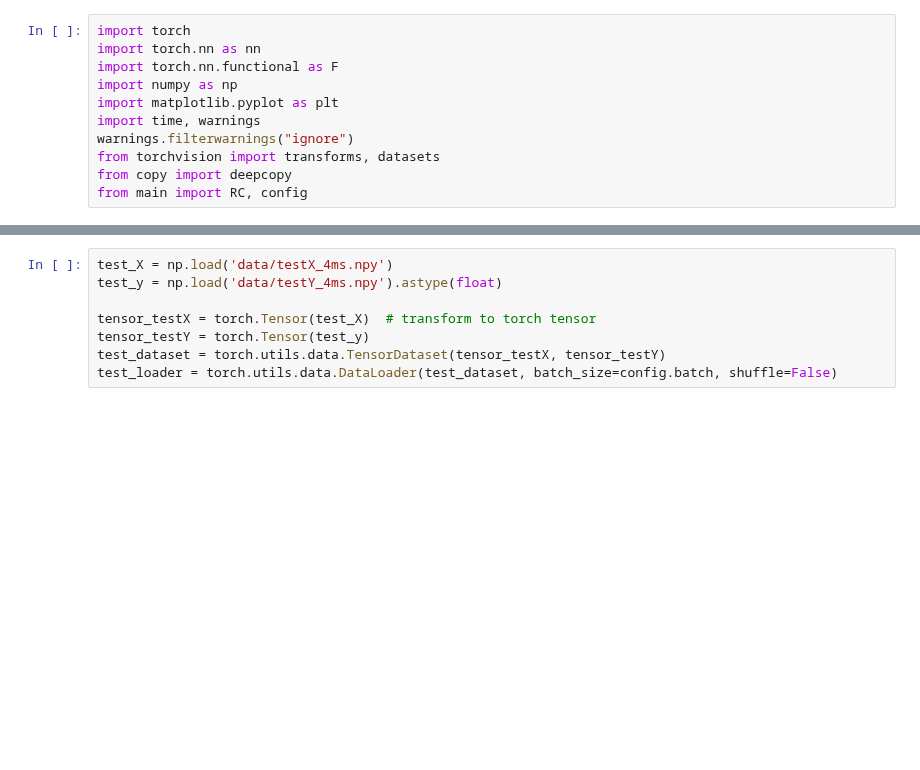
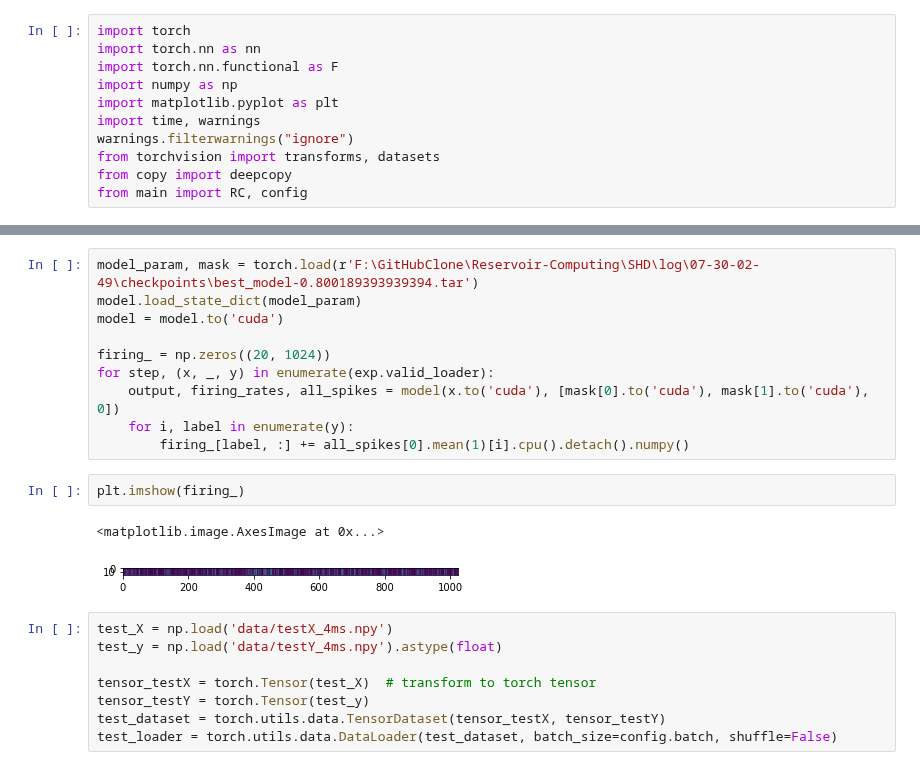
Before and after one commit to HuangHaoyu1997/Reservoir-Computing, a Jupyter notebook: SHD/inference.ipynb, the cells around one changed output, grey strips where cells are left out. Drawn from its saved outputs; the diff is of its cells as text; blank space fills up the shorter version.

```diff
--- a/SHD/inference.ipynb
+++ b/SHD/inference.ipynb
@@ -12,3 +28,18 @@ from main import RC, config
+# %%
+model_param, mask = torch.load(r'F:\GitHubClone\Reservoir-Computing\SHD\log\07-30-02-49\checkpoints\best_model-0.800189393939394.tar')
+model.load_state_dict(model_param)
+model = model.to('cuda')
+
+firing_ = np.zeros((20, 1024))
+for step, (x, _, y) in enumerate(exp.valid_loader):
+    output, firing_rates, all_spikes = model(x.to('cuda'), [mask[0].to('cuda'), mask[1].to('cuda'), 0])
+    for i, label in enumerate(y):
+        firing_[label, :] += all_spikes[0].mean(1)[i].cpu().detach().numpy()
+# %%
+plt.imshow(firing_)
+# %% [output]
+<matplotlib.image.AxesImage at 0x...>
+[figure, added]
 # %%
 test_X = np.load('data/testX_4ms.npy')
 test_y = np.load('data/testY_4ms.npy').astype(float)
```
Also changed, not shown: parts of 2 cells of this notebook, 16 other files.
